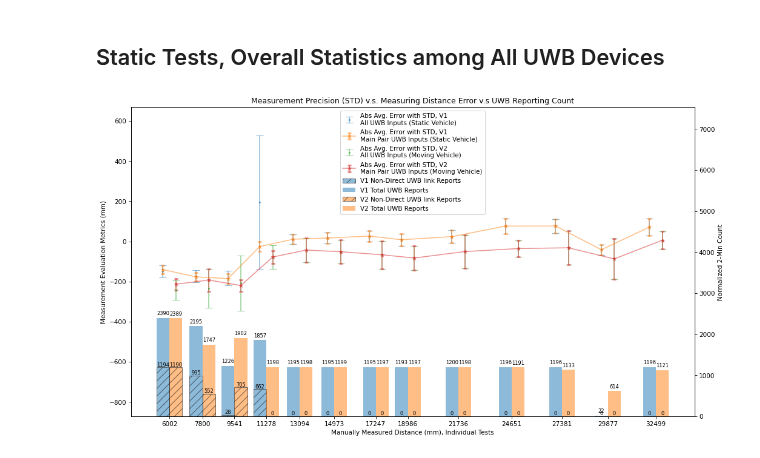
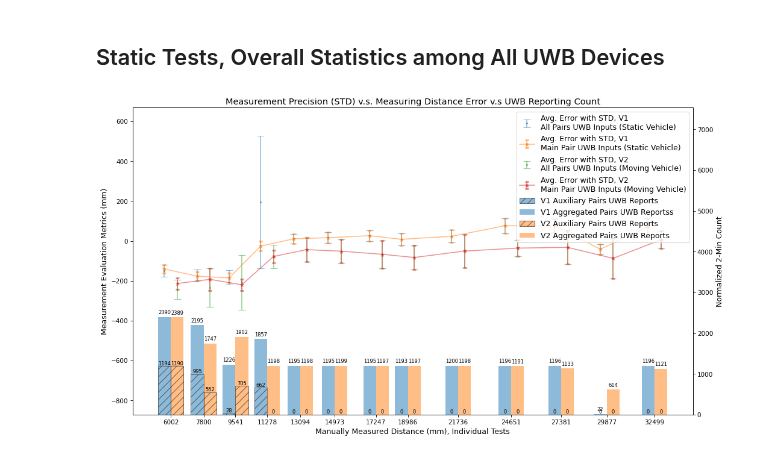
Before and after one commit to hegxiten/UWB-Lab-Rutgers-Rail, a Jupyter notebook: UWB_Ranging_System_Design_and_Testing/uwb_ranging_fieldtest_results/CONCISE_static_test.ipynb, the cells around one changed output. Cells and saved outputs as stored; diff of their text form; code cells hidden in the pictures.

```diff
--- a/UWB_Ranging_System_Design_and_Testing/uwb_ranging_fieldtest_results/CONCISE_static_test.ipynb
+++ b/UWB_Ranging_System_Design_and_Testing/uwb_ranging_fieldtest_results/CONCISE_static_test.ipynb
@@ -348,7 +349,7 @@ errbar_1 = ax.errorbar(x=df_all_static_stats_aggregated["Static Ground Truth (mm
                        marker='o',
                        markersize=2,
                        alpha=0.5,
-                       label='Abs Avg. Error with STD, V{}\nAll UWB Inputs (Static Vehicle)'.format(STATIC_VEH))
+                       label='Avg. Error with STD, V{}\nAll Pairs UWB Inputs (Static Vehicle)'.format(STATIC_VEH))
 errbar_1_1 = ax.errorbar(x=df_main_pair_STATIC_VEH_stats_static_test["Static Ground Truth (mm)"]-width/2,
                          y=df_main_pair_STATIC_VEH_stats_static_test["Average Measurement Error (mm)"],
                          yerr=df_main_pair_STATIC_VEH_stats_static_test["STD (mm)"],
@@ -357,7 +358,7 @@ errbar_1_1 = ax.errorbar(x=df_main_pair_STATIC_VEH_stats_static_test["Static Gro
                          linestyle='-',
                          marker='*',
                          alpha=0.5,
-                         label='Abs Avg. Error with STD, V{}\nMain Pair UWB Inputs (Static Vehicle)'.format(STATIC_VEH))
+                         label='Avg. Error with STD, V{}\nMain Pair UWB Inputs (Static Vehicle)'.format(STATIC_VEH))
 errbar_2 = ax.errorbar(x=df_all_moving_stats_aggregated["Static Ground Truth (mm)"]+width/2,
                        y=df_all_moving_stats_aggregated["Average Measurement Error (mm)"],
                        yerr=df_all_moving_stats_aggregated["STD (mm)"],
@@ -366,7 +367,7 @@ errbar_2 = ax.errorbar(x=df_all_moving_stats_aggregated["Static Ground Truth (mm
                        marker='o',
                        markersize=2,
                        alpha=0.5,
-                       label='Abs Avg. Error with STD, V{}\nAll UWB Inputs (Moving Vehicle)'.format(MOVING_VEH))
+                       label='Avg. Error with STD, V{}\nAll Pairs UWB Inputs (Moving Vehicle)'.format(MOVING_VEH))
 errbar_2_1 = ax.errorbar(x=df_main_pair_moving_veh_stats_static_test["Static Ground Truth (mm)"]+width/2,
                          y=df_main_pair_moving_veh_stats_static_test["Average Measurement Error (mm)"],
                          yerr=df_main_pair_moving_veh_stats_static_test["STD (mm)"],
@@ -375,42 +376,42 @@ errbar_2_1 = ax.errorbar(x=df_main_pair_moving_veh_stats_static_test["Static Gro
                          linestyle='-',
                          marker='*',
                          alpha=0.5,
-                         label='Abs Avg. Error with STD, V{}\nMain Pair UWB Inputs (Moving Vehicle)'.format(MOVING_VEH))
+                         label='Avg. Error with STD, V{}\nMain Pair UWB Inputs (Moving Vehicle)'.format(MOVING_VEH))
 ax.set_xlabel("Manually Measured Distance (mm), Individual Tests")
 ax.set_xticks(df_all_static_stats_aggregated["Static Ground Truth (mm)"])
 ax.set_ylabel("Measurement Evaluation Metrics (mm)")
 _ylim, _ylim_range = ax.get_ylim(), max(ax.get_ylim()) - min(ax.get_ylim())
 _new_y_lim = (_ylim[0] - _ylim_range * 0.5, _ylim[1] + _ylim_range * 0.1)
 ax.set_ylim(_new_y_lim)
 ax2 = ax.twinx()
 
 rects1 = ax2.bar(df_all_static_stats_aggregated["Static Ground Truth (mm)"]-width/2,
                 (df_all_static_stats_aggregated["Main Pair Counts"]/df_all_static_stats_aggregated["Operation Duration"]*120).astype("int"),
                 bottom=((df_all_static_stats_aggregated["Reporting Counts"] - df_all_static_stats_aggregated["Main Pair Counts"])/df_all_static_stats_aggregated["Operation Duration"]*120).astype("int"),
-                width=width, label='V{} Total UWB Reports'.format(STATIC_VEH), alpha=0.5, color="C0")
+                width=width, label='V{} Aggregated Pairs UWB Reportss'.format(STATIC_VEH), alpha=0.5, color="C0")
 rects0 = ax2.bar(df_all_static_stats_aggregated["Static Ground Truth (mm)"]-width/2,
                 ((df_all_static_stats_aggregated["Reporting Counts"] - df_all_static_stats_aggregated["Main Pair Counts"])/df_all_static_stats_aggregated["Operation Duration"]*120).astype("int"),
-                width=width, label='V{} Non-Direct UWB link Reports'.format(STATIC_VEH), alpha=0.5, color="C0", hatch="//", edgecolor='k')
+                width=width, label='V{} Auxiliary Pairs UWB Reports'.format(STATIC_VEH), alpha=0.5, color="C0", hatch="//", edgecolor='k')
 
 rects3 = ax2.bar(df_all_static_stats_aggregated["Static Ground Truth (mm)"]+width/2,
                 (df_all_moving_stats_aggregated["Main Pair Counts"]/df_all_moving_stats_aggregated["Operation Duration"]*120).astype("int"),
                 bottom=((df_all_moving_stats_aggregated["Reporting Counts"] - df_all_moving_stats_aggregated["Main Pair Counts"])/df_all_moving_stats_aggregated["Operation Duration"]*120).astype("int"),
-                width=width, label='V{} Total UWB Reports'.format(MOVING_VEH), alpha=0.5, color="C1")
+                width=width, label='V{} Aggregated Pairs UWB Reports'.format(MOVING_VEH), alpha=0.5, color="C1")
 rects2 = ax2.bar(df_all_static_stats_aggregated["Static Ground Truth (mm)"]+width/2,
                 ((df_all_moving_stats_aggregated["Reporting Counts"] - df_all_moving_stats_aggregated["Main Pair Counts"])/df_all_moving_stats_aggregated["Operation Duration"]*120).astype("int"),
-                width=width, label='V{} Non-Direct UWB link Reports'.format(MOVING_VEH), alpha=0.5, color="C1", hatch="//", edgecolor='k')
+                width=width, label='V{} Auxiliary Pairs UWB Reports'.format(MOVING_VEH), alpha=0.5, color="C1", hatch="//", edgecolor='k')
 
 ax2.set_ylabel("Normalized 2-Min Count")
 ax2.bar_label(rects1, padding=3, fontsize=8)
 ax2.bar_label(rects0, padding=0, fontsize=8)
 ax2.bar_label(rects3, padding=3, fontsize=8)
 ax2.bar_label(rects2, padding=0, fontsize=8)
 _ylim, _ylim_range = ax2.get_ylim(), max(ax2.get_ylim()) - min(ax2.get_ylim())
 _new_y_lim = (0, _ylim[1] + _ylim_range * 2)
 ax2.set_ylim(_new_y_lim)
 ax.legend([errbar_1, errbar_1_1, errbar_2, errbar_2_1, rects0, rects1, rects2, rects3],
           [errbar_1.get_label(),errbar_1_1.get_label(), errbar_2.get_label(), errbar_2_1.get_label(), rects0.get_label(), rects1.get_label(), rects2.get_label(), rects3.get_label()],
-          loc='upper center')
+          loc='upper right')
 plt.show()
 # %% [output]
-[figure, old version]
+[figure, new version]
```
Also changed, not shown: parts of 15 cells of this notebook, 15 other files.
